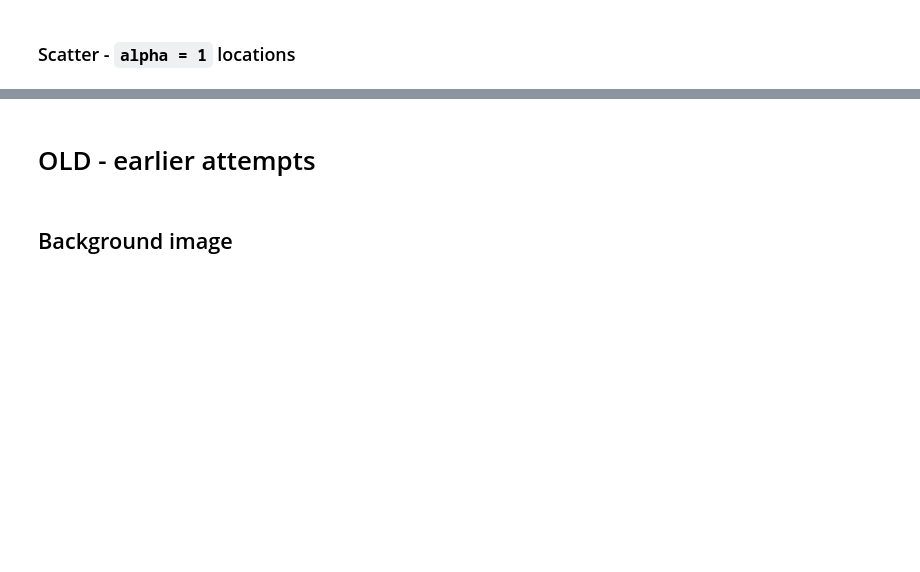
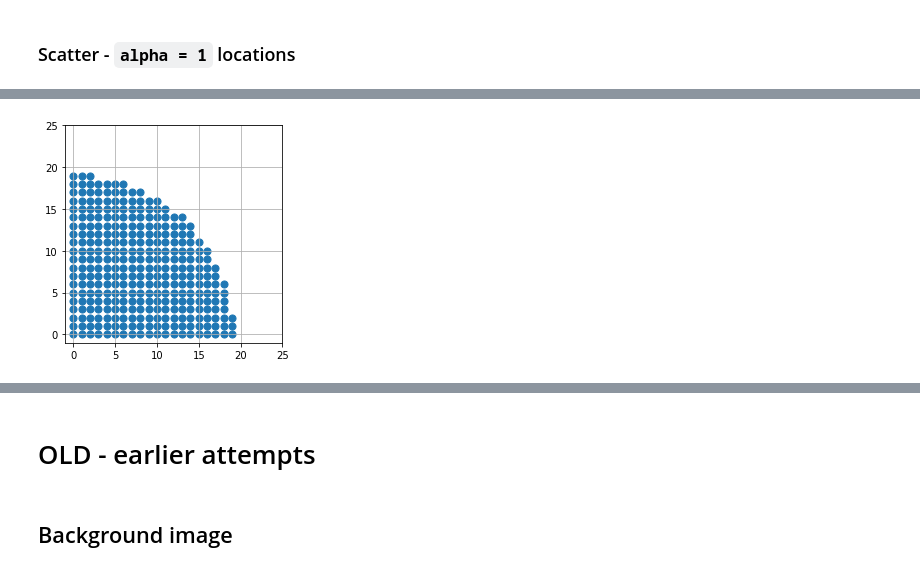
Before and after one commit to gregnordin/notes_to_self, a Jupyter notebook: python/matplotlib/images_with_transparency-explore.ipynb, the cells around one changed output, grey strips where cells are left out. Drawn from its saved outputs; the diff is of its cells as text; code cells hidden in the pictures; blank space fills up the shorter version.

```diff
--- a/python/matplotlib/images_with_transparency-explore.ipynb
+++ b/python/matplotlib/images_with_transparency-explore.ipynb
@@ -100,0 +100,9 @@ ax.grid()
+# %%
+fig, ax = plt.subplots()
+scat = ax.scatter(temp[1], temp[0], s=50)
+ax.set_aspect('equal', 'box')
+ax.set_xlim(-1, 25)
+ax.set_ylim(-1, 25)
+ax.grid()
+# %% [output]
+[figure, added]
```
Also changed, not shown: parts of 9 cells of this notebook.
